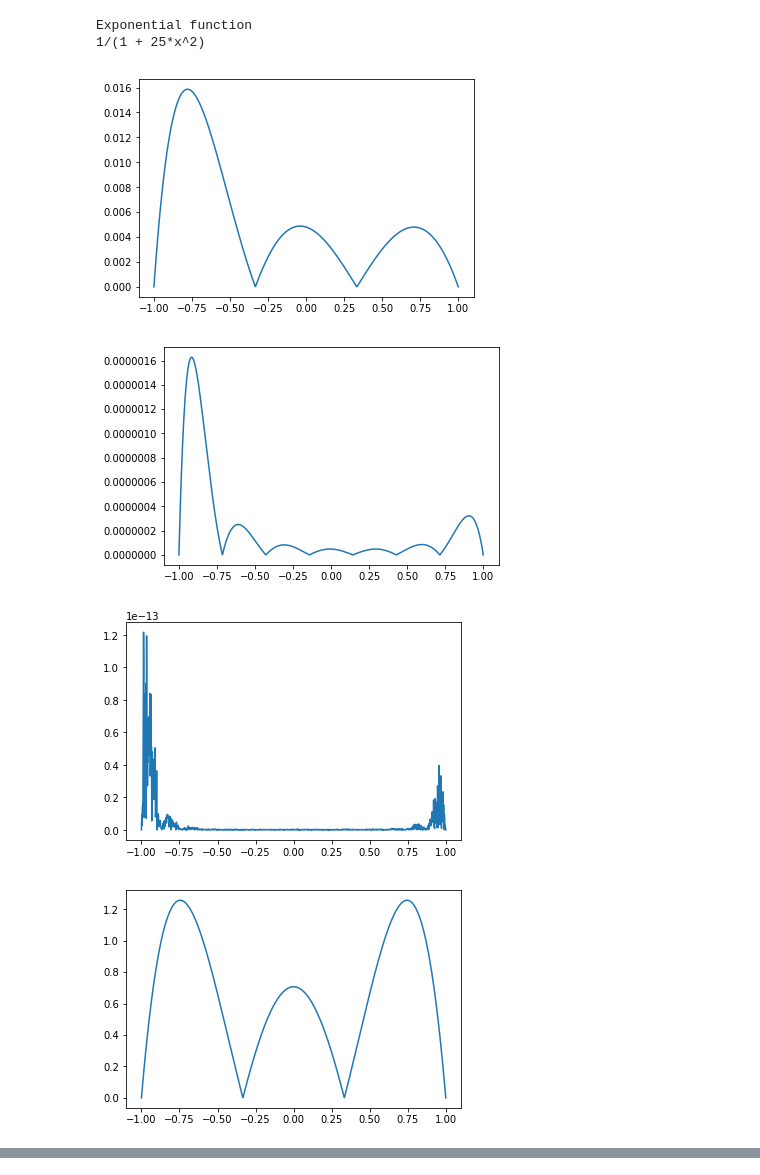
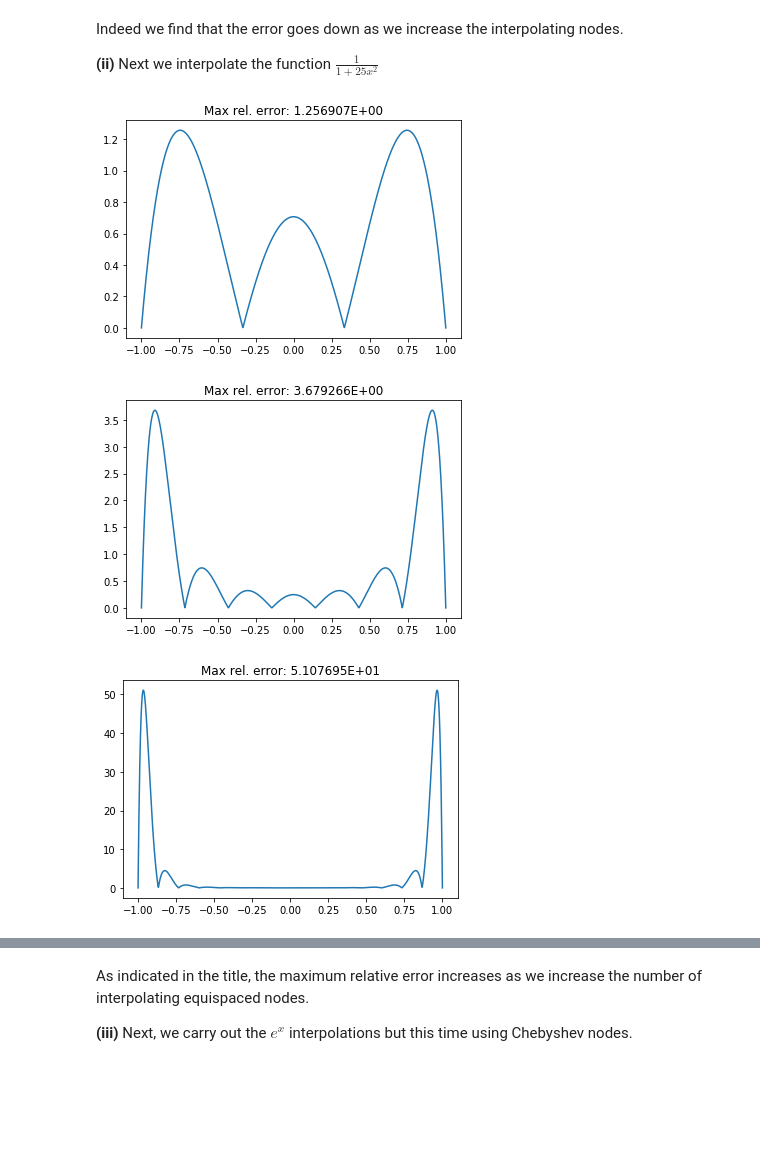
Before and after one commit to srijaniiserprinceton/APC523, a Jupyter notebook: HW3/prob2_hw2.ipynb, the cells around one changed output, grey strips where cells are left out. Drawn from its saved outputs; the diff is of its cells as text; code cells hidden in the pictures; blank space fills up the shorter version.

```diff
--- a/HW3/prob2_hw2.ipynb
+++ b/HW3/prob2_hw2.ipynb
@@ -94,0 +115,16 @@ plt.plot(nodes_cheb2, weights_cheb2, '.')
+# %%
+import numpy as np
+
+node_list = [4,8,16]  #array containing the number of nodes for successive tests
+
+x_interp = np.linspace(-1,1,1001)  #domain inclusive of -1 and +1
+
+for N_nodes in node_list:
+    x = np.linspace(-1,1,N_nodes) #constructing equally spaced nodes with -1 and +1
+
+    b = BaryInterp(x,np.exp(x))
+    rel_err = np.abs(np.exp(x_interp) - b.interp_lagrange(x_interp))/np.exp(x_interp)
+
+    plt.figure()
+    plt.plot(x_interp, rel_err)
+    plt.title('Max rel. error: %E'%np.amax(rel_err))
@@ -95,33 +135,25 @@ plt.plot(nodes_cheb2, weights_cheb2, '.')
+# %% [markdown]
+Indeed we find that the error goes down as we increase the interpolating nodes.
+
+**(ii)** Next we interpolate the function $\frac{1}{1 + 25 x^2}$
 # %%
 import numpy as np
 
 node_list = [4,8,16]  #array containing the number of nodes for successive tests
 
 x_interp = np.linspace(-1,1,1001)  #domain inclusive of -1 and +1
 
-print('Exponential function')
-
-for N_nodes in node_list:
-    x = np.linspace(-1,1,N_nodes) #constructing equally spaced nodes with -1 and +1
-
-    b = BaryInterp(x,np.exp(x))
-
-    plt.figure()
-    plt.plot(x_interp, np.abs(np.exp(x_interp) - b.interp_lagrange(x_interp))/np.exp(x_interp))
-
-print('1/(1 + 25*x^2)')
-
 for N_nodes in node_list:
     x = np.linspace(-1,1,N_nodes) #constructing equally spaced nodes with -1 and +1
 
     b = BaryInterp(x,1.0/(1.0 + 25.0*(x**2)))
 
+    rel_err = np.abs(1.0/(1 + 25.0*(x_interp**2)) - b.interp_lagrange(x_interp))/(1.0/(1 + 25.0*(x_interp**2)))
+
     plt.figure()
-    plt.plot(x_interp, np.abs(1.0/(1 + 25.0*(x_interp**2)) - b.interp_lagrange(x_interp))/(1.0/(1 + 25.0*(x_interp**2))))
+    plt.plot(x_interp, rel_err)
+    plt.title('Max rel. error: %E'%np.amax(rel_err))
 # %% [output]
-Exponential function
-1/(1 + 25*x^2)
-[figure, old version]
+[figure, new version]
-[figure, old version]
+[figure, new version]
-[figure, old version]
+[figure, new version]
-[figure, removed]
@@ -130,3 +160,7 @@ Exponential function
+# %% [markdown]
+As indicated in the title, the maximum relative error increases as we increase the number of interpolating equispaced nodes.
+
+**(iii)** Next, we carry out the $e^x$ interpolations but this time using Chebyshev nodes.
 # %%
 import numpy.polynomial.chebyshev as cheb
 
```
Also changed, not shown: parts of 20 cells of this notebook, 2 other files.
